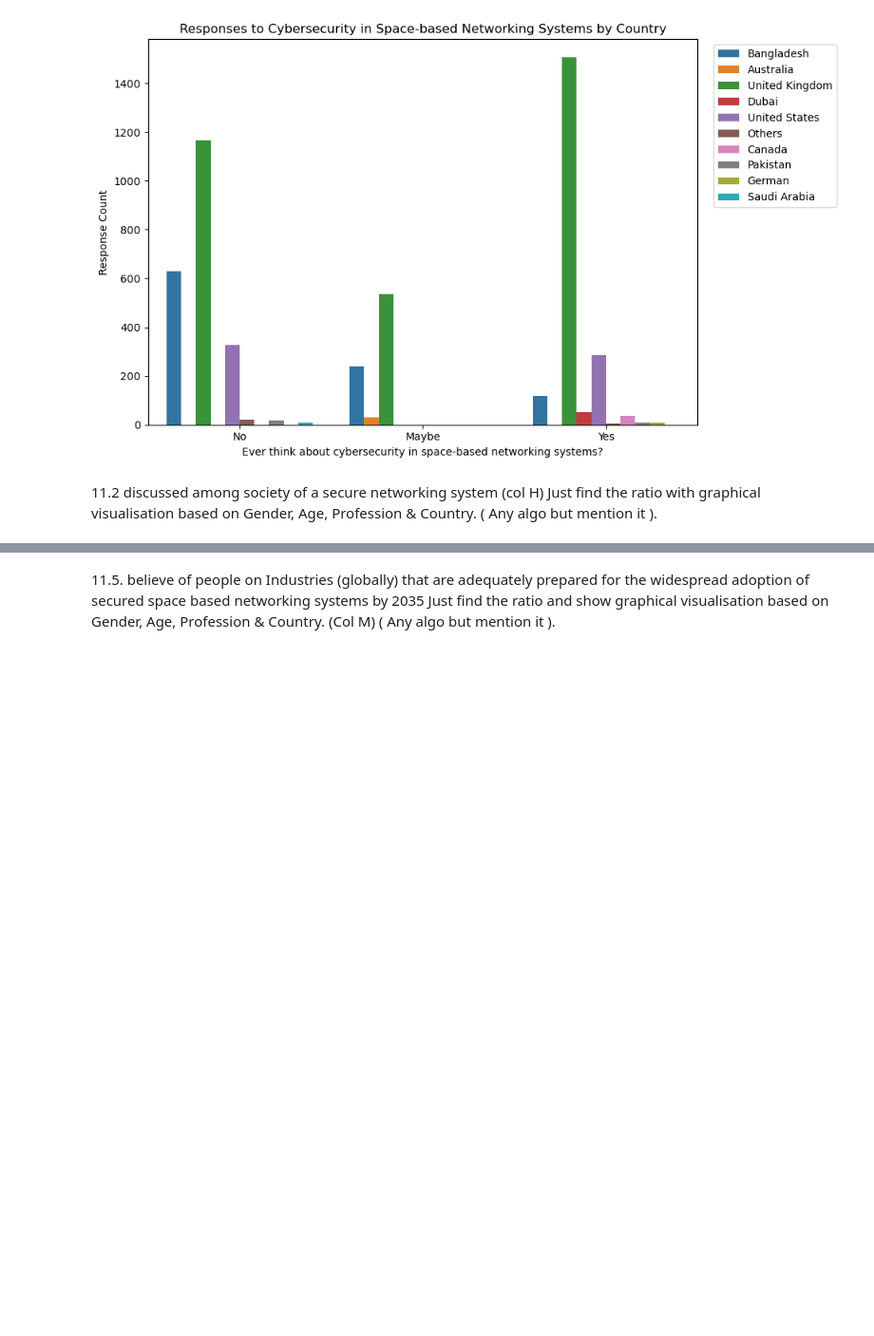
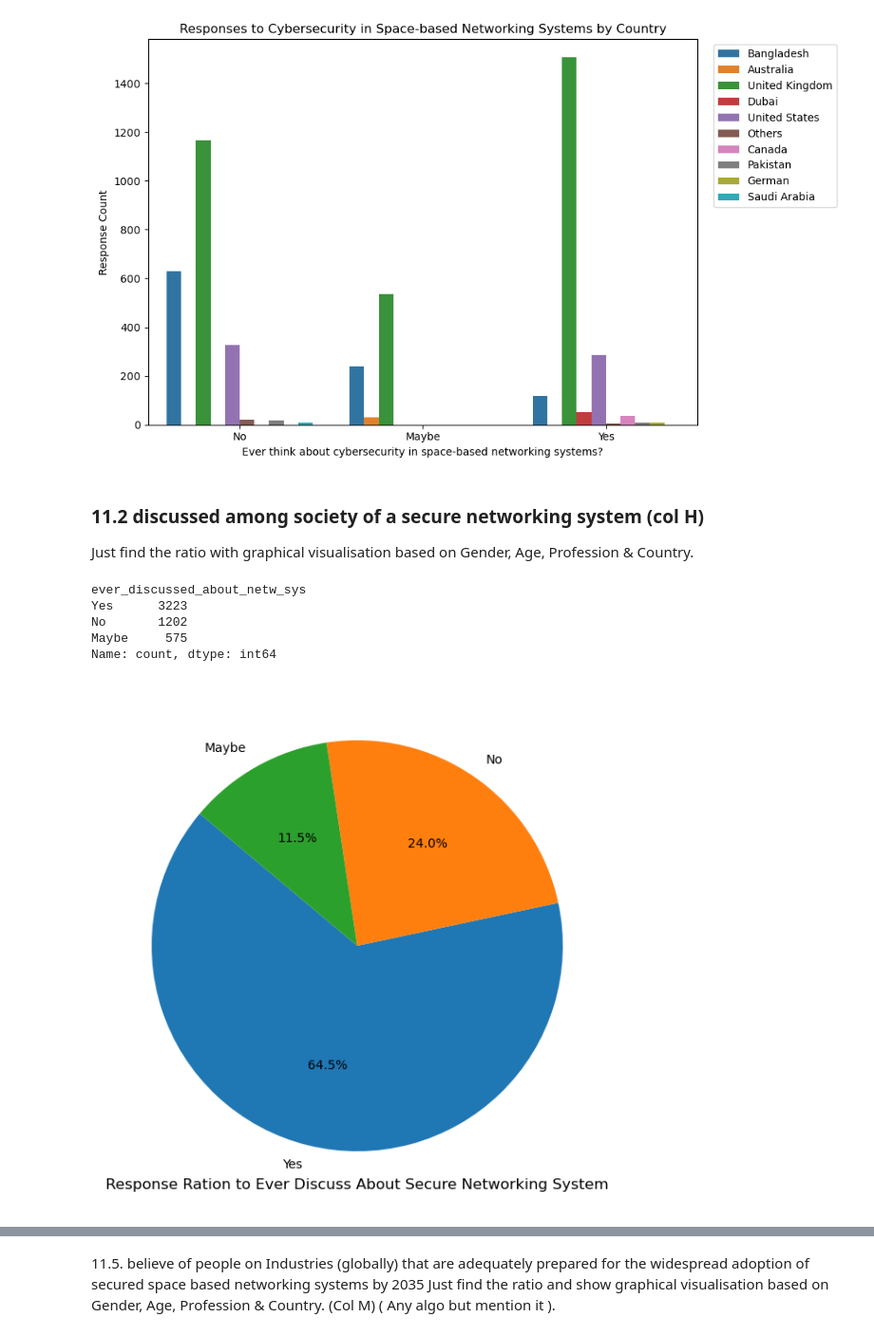
Before and after one commit to ihsanulcode/networking-systems-data-analysis, a Jupyter notebook: Notebook_2_Graphical_Visualization.ipynb, the cells around one changed output, grey strips where cells are left out. Shown at 95% size. Drawn from its saved outputs; the diff is of its cells as text; code cells hidden in the pictures; blank space fills up the shorter version.

```diff
--- a/Notebook_2_Graphical_Visualization.ipynb
+++ b/Notebook_2_Graphical_Visualization.ipynb
@@ -148,5 +149,33 @@ plt.show()
 # %% [output]
 [figure]
 # %% [markdown]
-11.2 discussed among society of a secure networking system (col H)
-Just find the ratio with graphical visualisation based on Gender, Age,   Profession &  Country. ( Any algo but mention it ).
+### 11.2 discussed among society of a secure networking system (col H)
+Just find the ratio with graphical visualisation based on Gender, Age, Profession & Country.
+# %%
+x = "ever_discussed_about_netw_sys"
+xlabel = "Ever discussed a secure networking system with friends, family, or colleagues?"
+title = "Ever Discuss About Secure Networking System"
+subfolder = "11.2"
+# %%
+# see value counts per class
+df['ever_discussed_about_netw_sys'].value_counts()
+# %% [output]
+ever_discussed_about_netw_sys
+Yes      3223
+No       1202
+Maybe     575
+Name: count, dtype: int64
+# %%
+# Calculate counts for each category
+response_counts = df["ever_discussed_about_netw_sys"].value_counts()
+
+# Pie chart
+fig, ax = plt.subplots(figsize=(8, 6))
+ax.pie(response_counts, labels=response_counts.index, autopct='%1.1f%%', startangle=140)
+# Adding the title at the bottom
+fig.text(0.5, 0.05, "Response Ration to "+title, ha='center', fontsize=12)
+# Save the figure
+save_fig("pie_chart_responses", subfolder=subfolder)
+plt.show()
+# %% [output]
+[figure, added]
```
Also changed, not shown: parts of 23 cells of this notebook, 15 other files.
